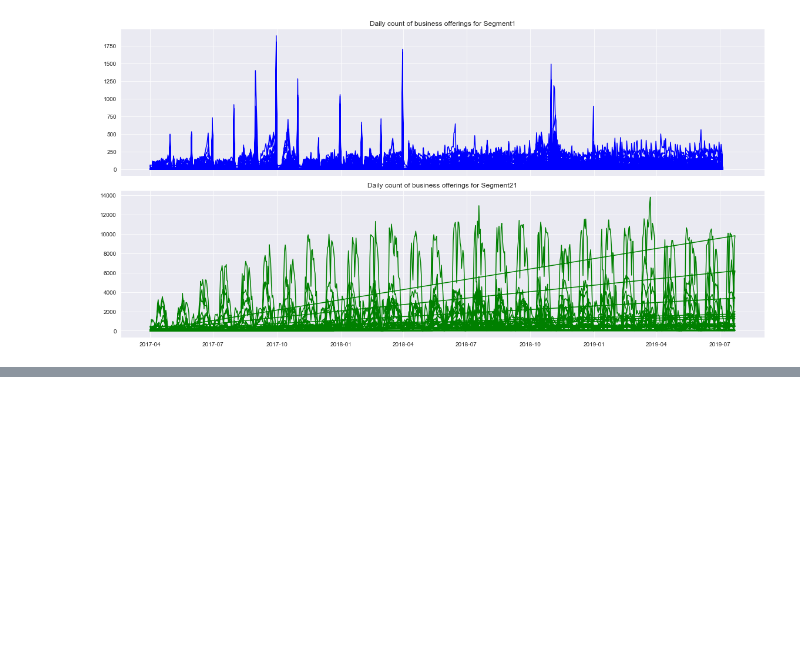
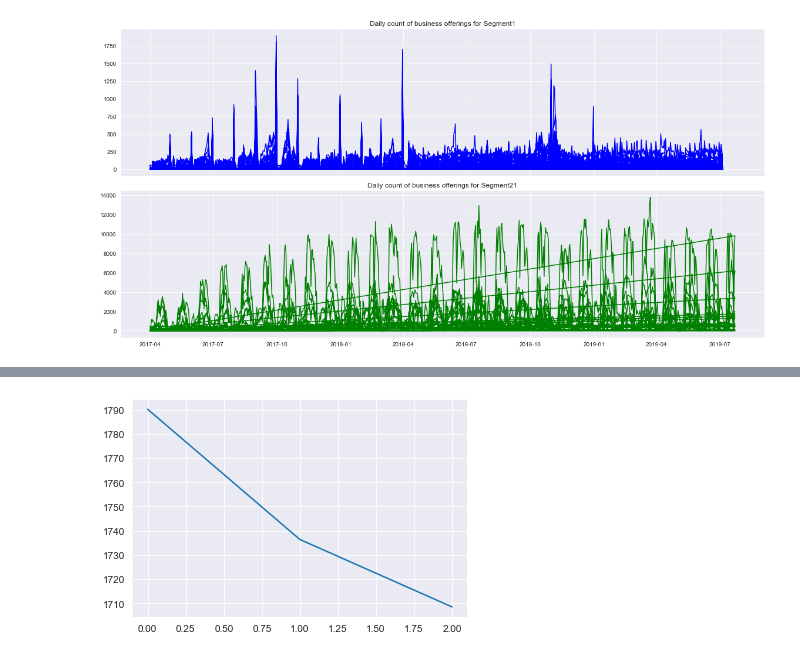
Before and after one commit to DebuRock/LTFS-Data-Science-FinHack, a Jupyter notebook: Inspection.ipynb, the cells around one changed output, grey strips where cells are left out. Cells and saved outputs as stored; diff of their text form; code cells hidden in the pictures; blank space fills up the shorter version.

```diff
--- a/Inspection.ipynb
+++ b/Inspection.ipynb
@@ -70,0 +127,11 @@ plt.show()
+# %%
+bics = []
+for p in range(0,3):
+    mod = ARIMA(LTFS_segment2, order=(3, 0, p))
+    result = mod.fit()
+    bics.append(result.bic)
+
+plt.plot([i for i in range(3)], bics)
+plt.show()
+# %% [output]
+[figure, added]
```
Also changed, not shown: parts of 11 cells of this notebook.
